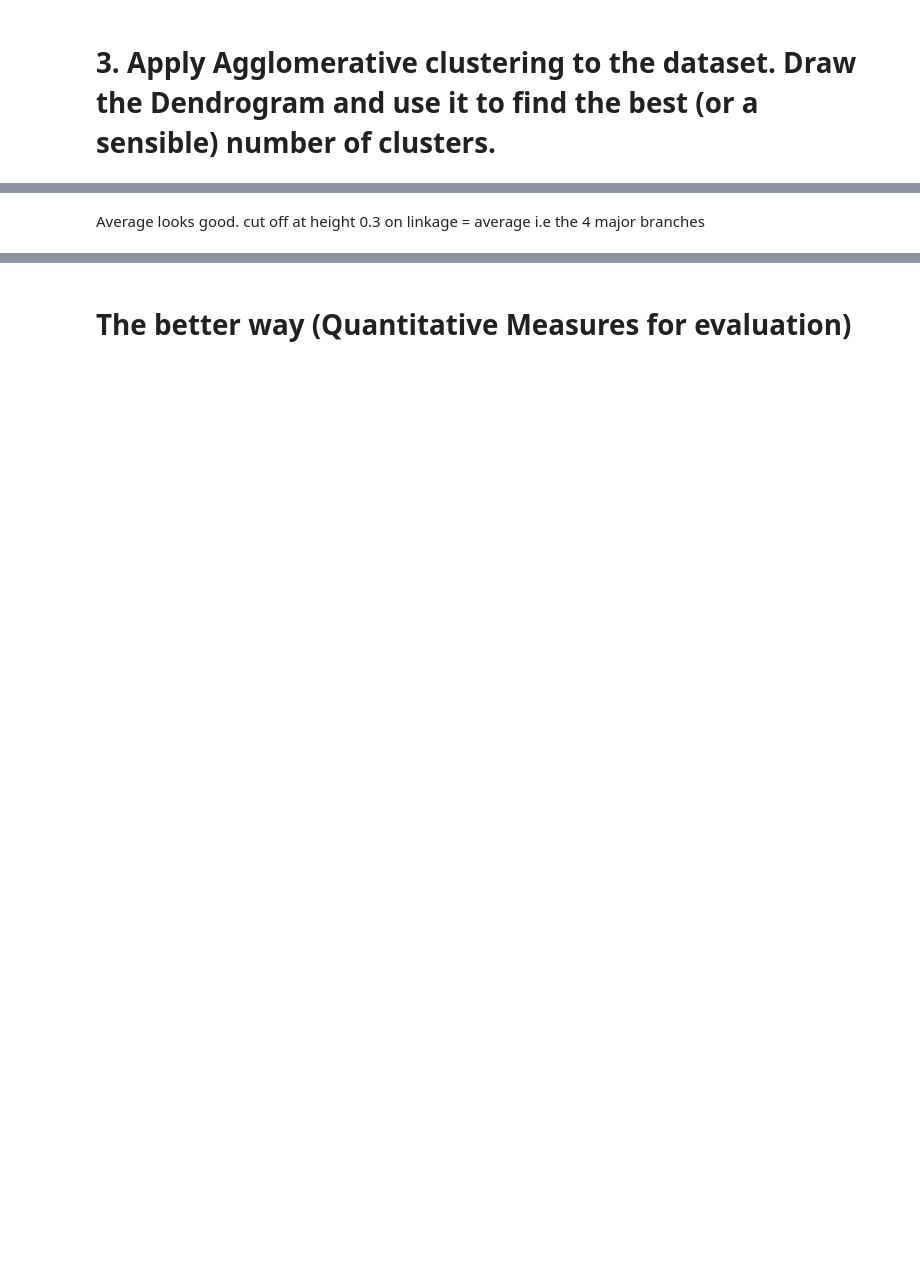
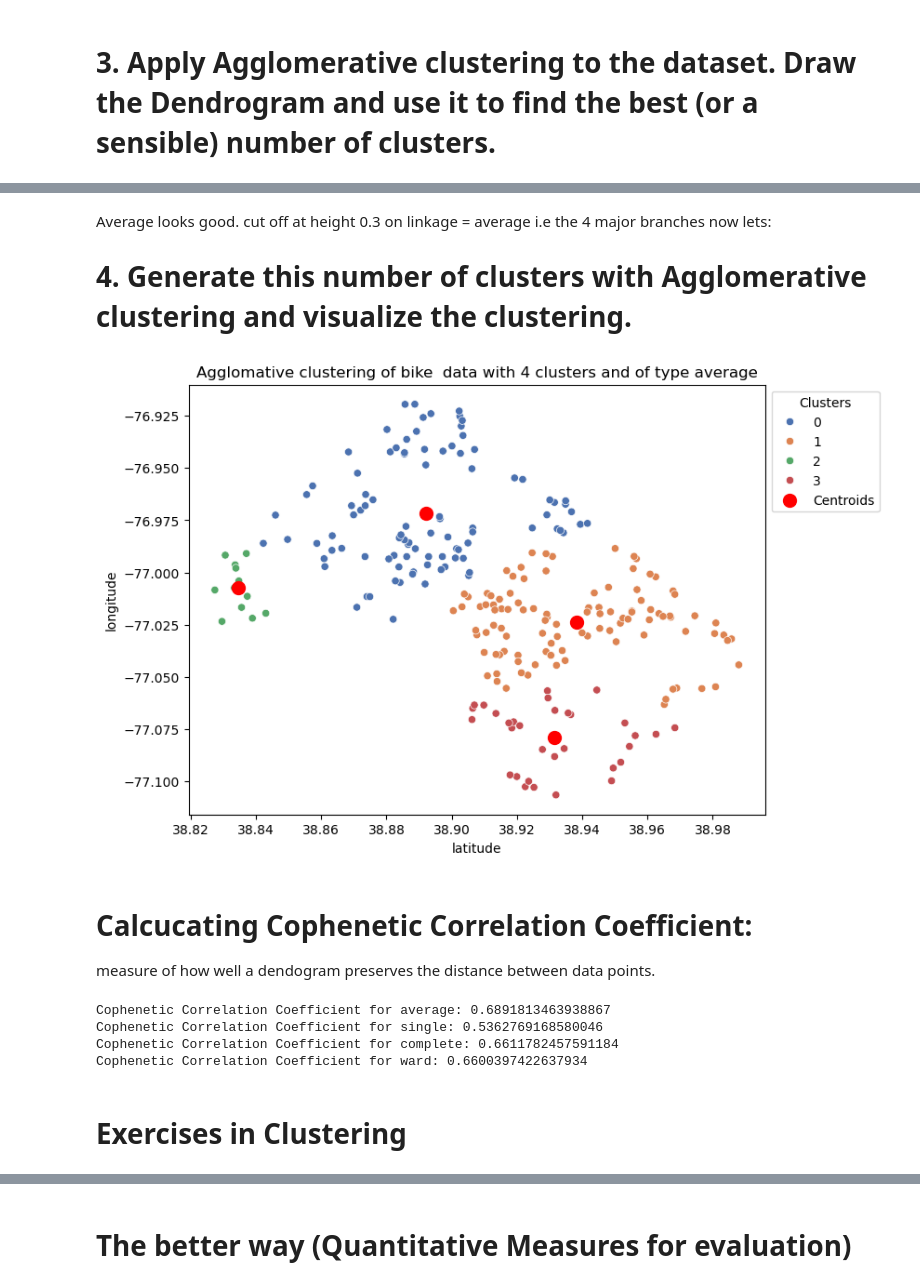
Before and after one commit to hsahmad112/DataAndThingsW2025, a Jupyter notebook: exercise_10.ipynb, the cells around one changed output, grey strips where cells are left out. Cells and saved outputs as stored; diff of their text form; code cells hidden in the pictures; blank space fills up the shorter version.

Commit message:
did some of exercise_10, gonna call it now

```diff
--- a/exercise_10.ipynb
+++ b/exercise_10.ipynb
@@ -137,13 +137,18 @@ def aggClustering(n, link):
     agg = AgglomerativeClustering(n_clusters=n, linkage=link)
     agg.fit(df_scaled_mm)
 
-    #add cluster label to df for each column
+    #add cluster label to origianl df for each column
     df["aggCluster{0}".format(n)] = agg.labels_
 
+    #calc cluster centroids using aggCluster label to group individual point
+    centroids = df.groupby(f"aggCluster{n}").mean()
+
+
     plt.figure(figsize=(8, 6))
-
     sns.scatterplot(data = df, x = "latitude", y = "longitude", hue = "aggCluster{0}".format(n), palette="deep")
+    plt.scatter(centroids["latitude"], centroids["longitude"], color='red', s=100, label='Centroids')
     plt.title(f'Agglomative clustering of bike  data with {n} clusters and of type {link}')
+    plt.legend(title="Clusters", bbox_to_anchor=(1, 1), loc='upper left')
     plt.show()
 # %%
 # no way in hell I am scrolling through all these to visually inspect 9*4 different plots
@@ -174,3 +179,12 @@ plotDendo(df_scaled_mm, 'complete')
 # %% [markdown]
 Average looks good.
 cut off at height 0.3 on linkage = average i.e the 4 major branches
+now lets:
+# 4. Generate this number of clusters with Agglomerative clustering and visualize the clustering.
+# %%
+aggClustering(4, "average")
+# %% [output]
+[figure, added]
+# %% [markdown]
+# Calcucating Cophenetic Correlation Coefficient:
+measure of how well a dendogram preserves the distance between data points.
@@ -176,0 +210,13 @@ cut off at height 0.3 on linkage = average i.e the 4 major branches
+# %%
+linkage_method = ['average', 'single', 'complete', 'ward']
+
+for method in linkage_method:
+    corr = calc_cophenetic_corr(df_scaled_mm, method)
+    print(f"Cophenetic Correlation Coefficient for {method}: {corr }")
+# %% [output]
+Cophenetic Correlation Coefficient for average: 0.6891813463938867
+Cophenetic Correlation Coefficient for single: 0.5362769168580046
+Cophenetic Correlation Coefficient for complete: 0.6611782457591184
+Cophenetic Correlation Coefficient for ward: 0.6600397422637934
+# %% [markdown]
+# Exercises in Clustering
```
Also changed, not shown: parts of 27 cells of this notebook.
